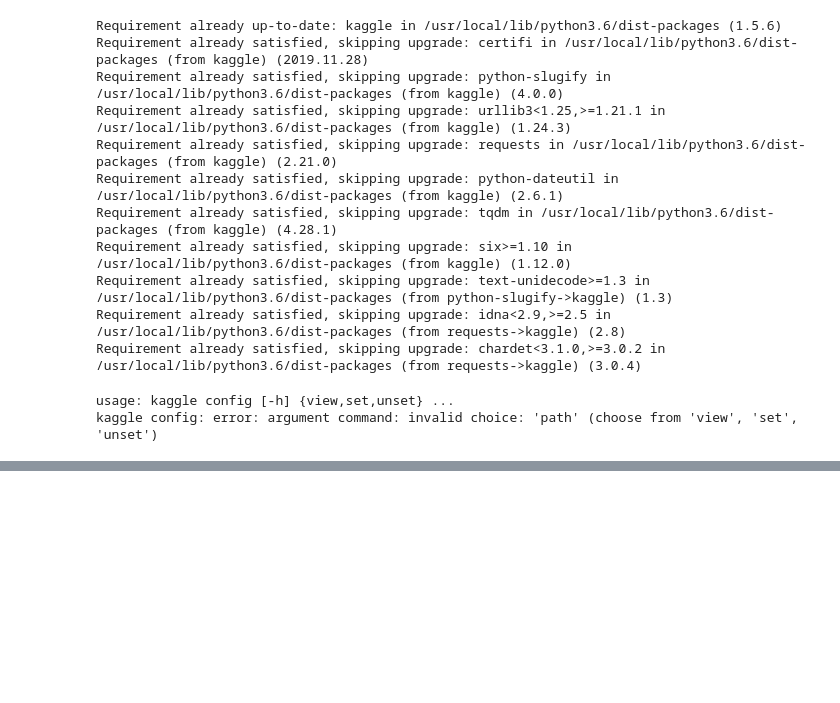
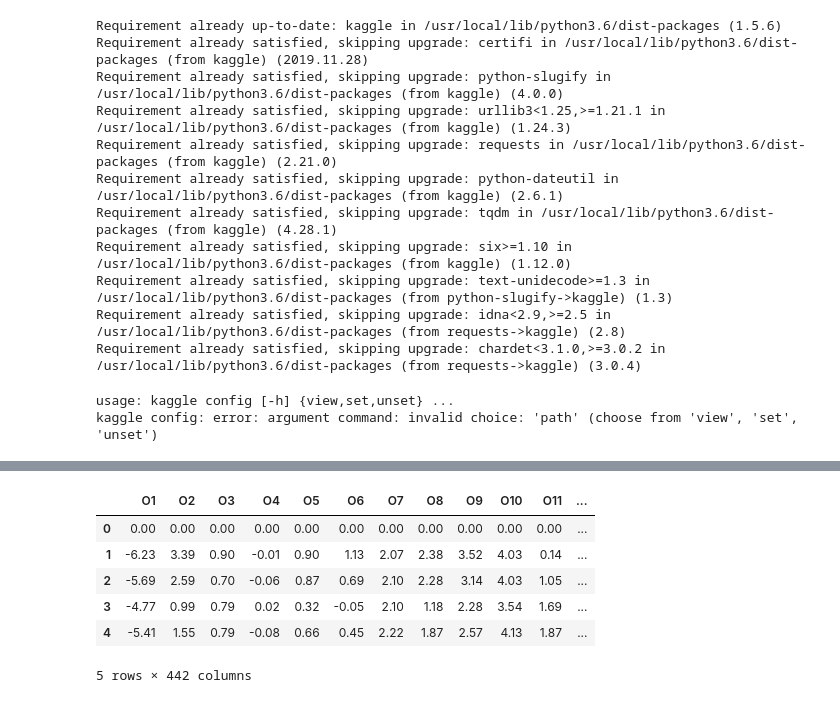
Before and after one commit to santoshgurujula/ML_TF, a Jupyter notebook: SettingKaggleData.ipynb, the cells around one changed output, grey strips where cells are left out. Drawn from its saved outputs; the diff is of its cells as text; code cells hidden in the pictures; blank space fills up the shorter version.

```diff
--- a/SettingKaggleData.ipynb
+++ b/SettingKaggleData.ipynb
@@ -51,0 +76,12 @@ xvivancos/barcelona-data-sets                              Barcelona data sets
+# %%
+import pandas as pd
+d = pd.read_csv('data/149.csv')
+d.head()
+# %% [output]
+|  | O1 | O2 | O3 | O4 | O5 | O6 | O7 | O8 | O9 | O10 | O11 | ... |
+| 0 | 0.00 | 0.00 | 0.00 | 0.00 | 0.00 | 0.00 | 0.00 | 0.00 | 0.00 | 0.00 | 0.00 | ... |
+| 1 | -6.23 | 3.39 | 0.90 | -0.01 | 0.90 | 1.13 | 2.07 | 2.38 | 3.52 | 4.03 | 0.14 | ... |
+| 2 | -5.69 | 2.59 | 0.70 | -0.06 | 0.87 | 0.69 | 2.10 | 2.28 | 3.14 | 4.03 | 1.05 | ... |
+| 3 | -4.77 | 0.99 | 0.79 | 0.02 | 0.32 | -0.05 | 2.10 | 1.18 | 2.28 | 3.54 | 1.69 | ... |
+| 4 | -5.41 | 1.55 | 0.79 | -0.08 | 0.66 | 0.45 | 2.22 | 1.87 | 2.57 | 4.13 | 1.87 | ... |
+5 rows × 442 columns
```
Also changed, not shown: parts of 2 cells of this notebook.
